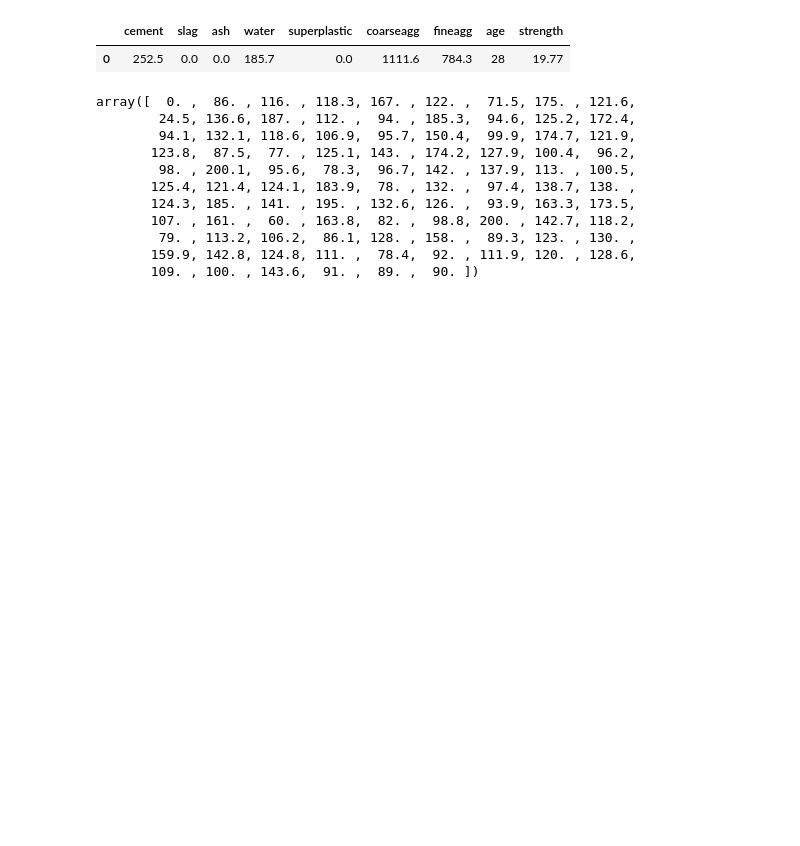
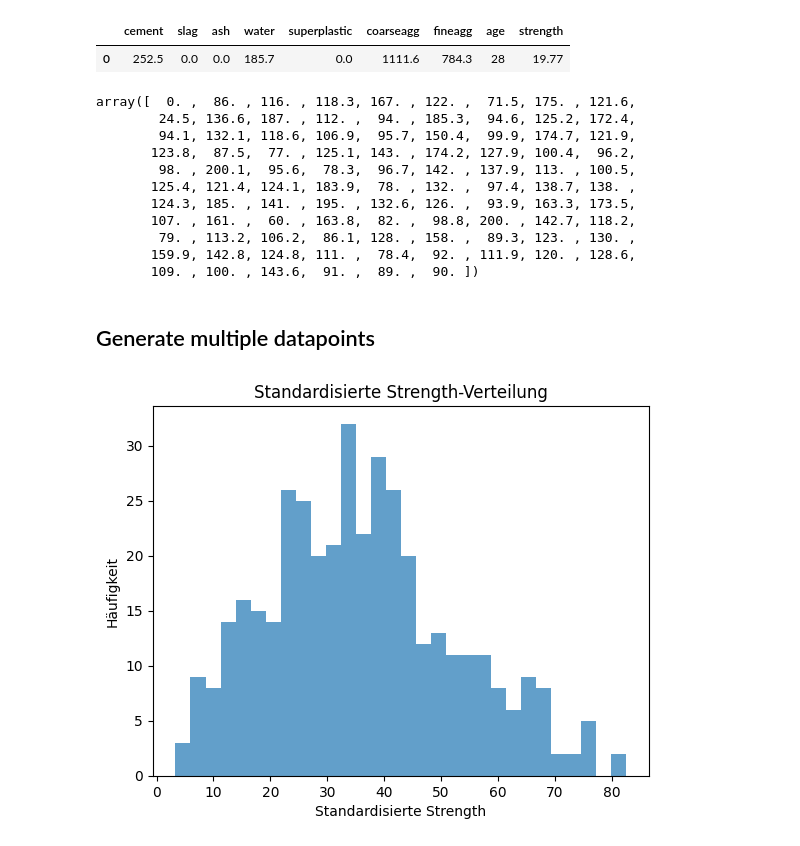
Before and after one commit to MiMaMyrox/ML_Data_Augmentation, a Jupyter notebook: cvae.ipynb, the cells around one changed output. Saved outputs shown, nothing was run; the diff lists cells and outputs as text; code cells hidden in the pictures; blank space fills up the shorter version.

```diff
--- a/cvae.ipynb
+++ b/cvae.ipynb
@@ -10,5 +12,5 @@ from sklearn.preprocessing import MinMaxScaler
 # %%
-df_train = pd.read_csv('data/train.csv')
+df_train = pd.read_csv('train.csv')
 # %%
 X = df_train.drop(columns=['strength'])
 y = df_train['strength']
@@ -142,3 +144,15 @@ array([  0. ,  86. , 116. , 118.3, 167. , 122. ,  71.5, 175. , 121.6,
         79. , 113.2, 106.2,  86.1, 128. , 158. ,  89.3, 123. , 130. ,
        159.9, 142.8, 124.8, 111. ,  78.4,  92. , 111.9, 120. , 128.6,
        109. , 100. , 143.6,  91. ,  89. ,  90. ])
+# %% [markdown]
+## Generate multiple datapoints
+# %%
+strength = df_train['strength']
+# %%
+plt.hist(strength, bins=30, alpha=0.7)
+plt.title('Standardisierte Strength-Verteilung')
+plt.xlabel('Standardisierte Strength')
+plt.ylabel('Häufigkeit')
+plt.show()
+# %% [output]
+[figure, added]
```
Also changed, not shown: parts of 9 cells of this notebook.
